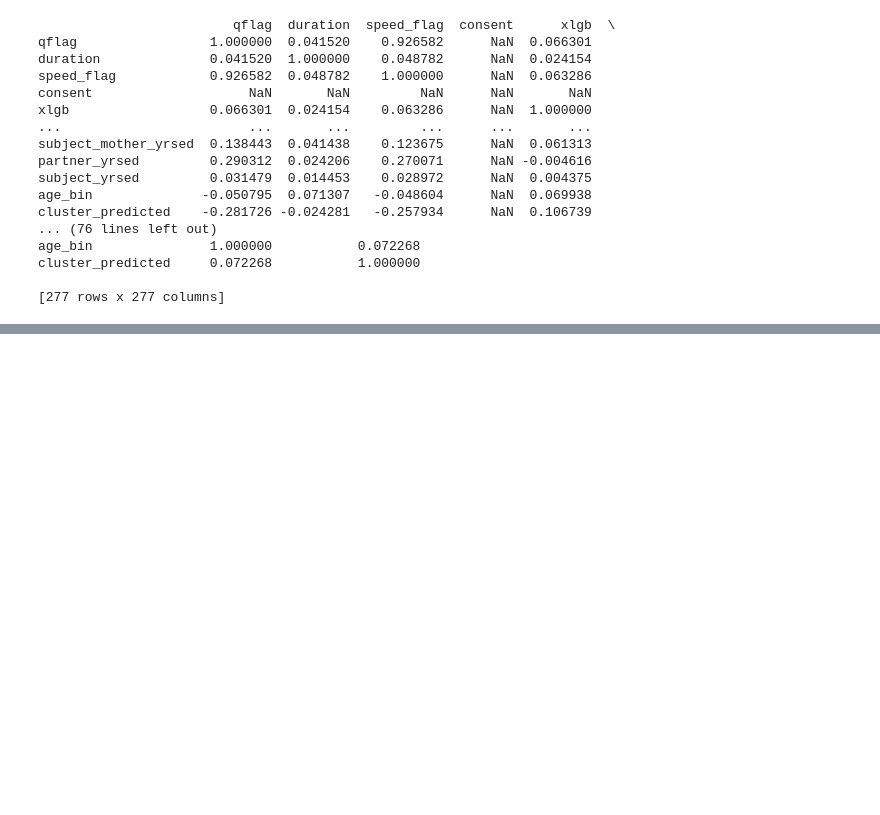
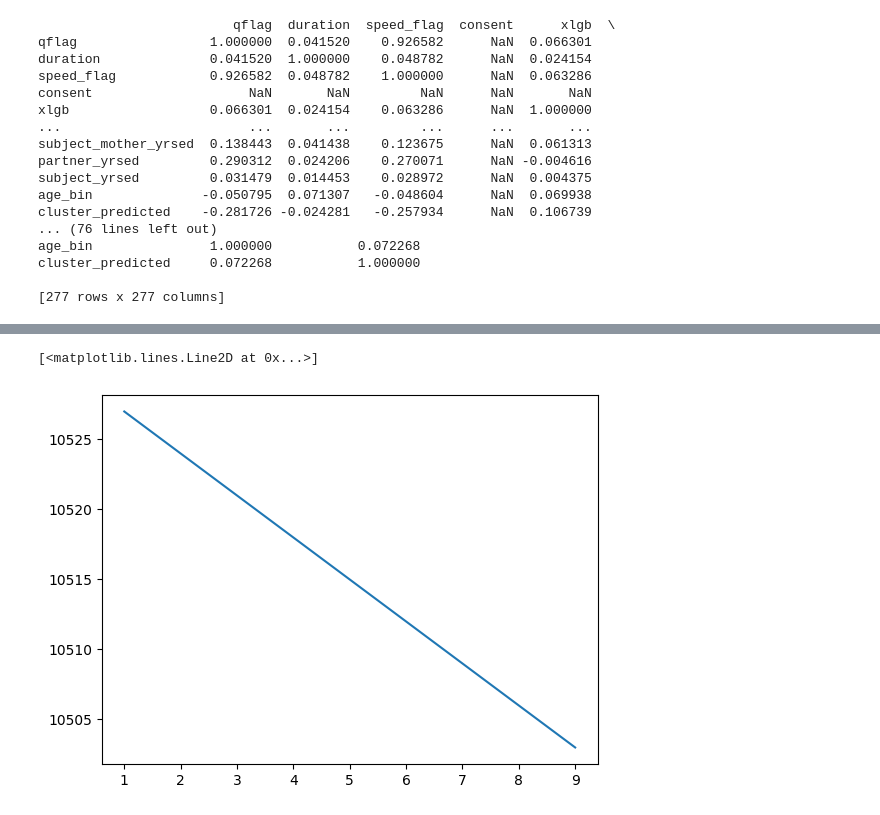
Before and after one commit to old2212/Dating_app_clustering, a Jupyter notebook: PCA.ipynb, the cells around one changed output, grey strips where cells are left out. Saved outputs shown, nothing was run; the diff lists cells and outputs as text; code cells hidden in the pictures; blank space fills up the shorter version.

```diff
--- a/PCA.ipynb
+++ b/PCA.ipynb
@@ -386,0 +389,12 @@ cluster_predicted     0.072268           1.000000
+# %%
+import prince
+
+mca_cols = bank_cust.columns
+
+# instantiate MCA class
+mca = prince.MCA(n_components = 3)
+
+# get principal components
+mca = mca.fit(bank_cust[mca_cols])
+
+mca.row_coordinates(bank_cust)
@@ -386,0 +417,8 @@ cluster_predicted     0.072268           1.000000
+# %%
+df_mca = mca.row_coordinates(bank_cust)
+
+cost = []
+for num_clusters in list(range(1,10)):
+    kmode = KModes(n_clusters=num_clusters, init = "Cao", n_init = 10, verbose=1)
+    kmode.fit_predict(df_mca)
+    cost.append(kmode.cost_)
@@ -386,0 +443,6 @@ cluster_predicted     0.072268           1.000000
+# %%
+y = np.array([i for i in range(1,10,1)])
+plt.plot(y,cost)
+# %% [output]
+[<matplotlib.lines.Line2D at 0x...>]
+[figure, added]
```
Also changed, not shown: parts of 5 cells of this notebook, 9 other files.
